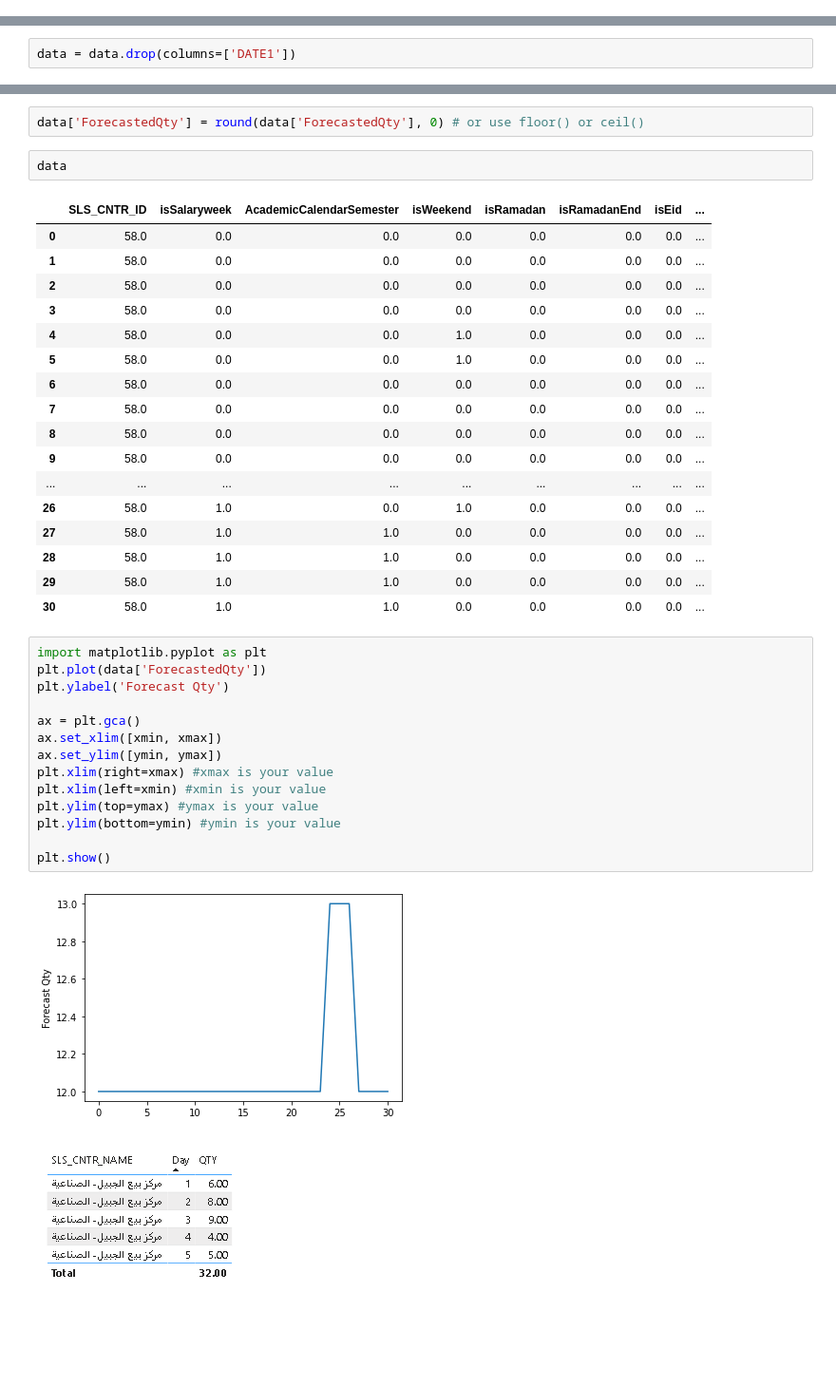
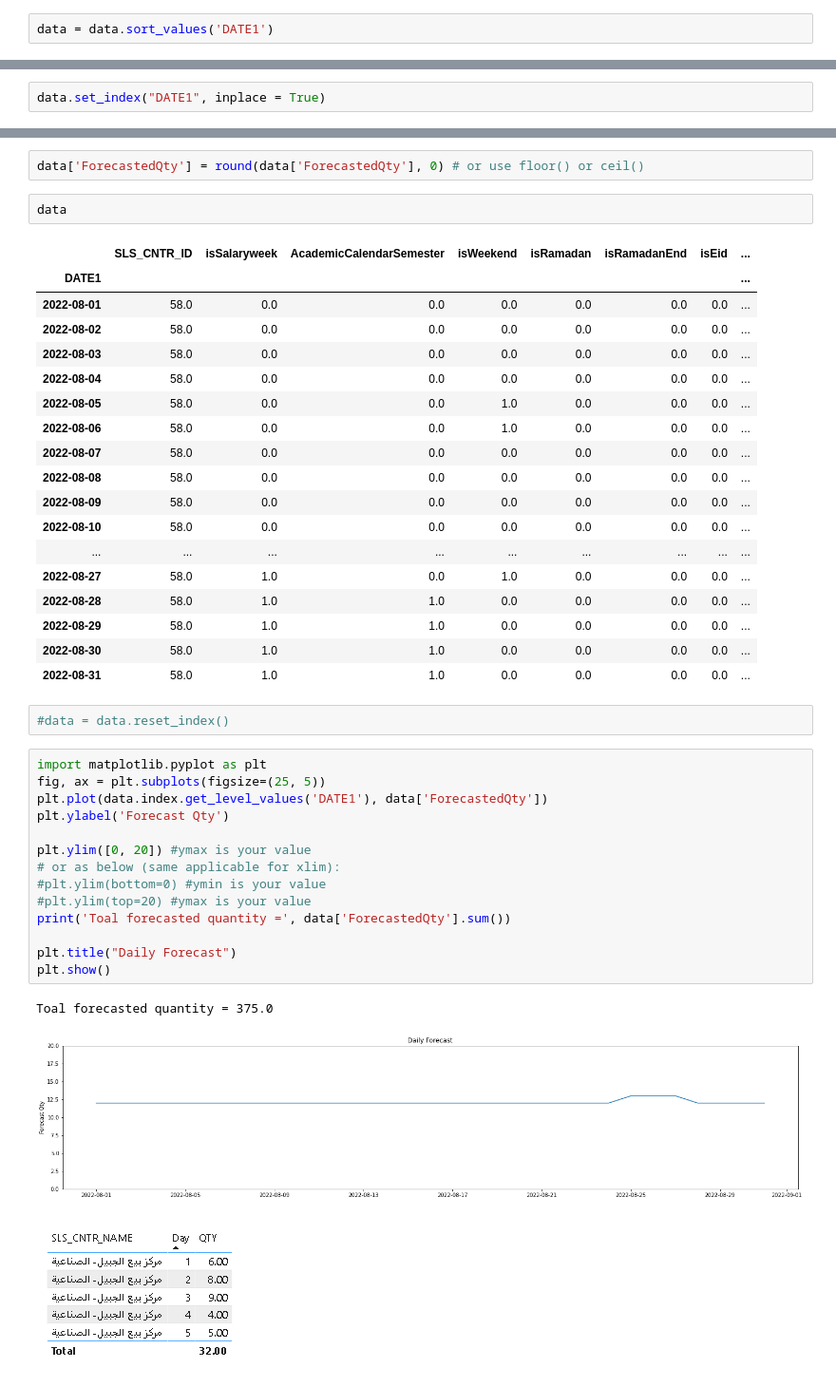
Before and after one commit to hajsf/Time-Series-Forecast, a Jupyter notebook: 06_ConsumeModel.ipynb, the cells around one changed output, grey strips where cells are left out. Shown: that part at 95% size. Saved outputs shown, nothing was run; the diff lists cells and outputs as text; blank space fills up the shorter version.

```diff
--- a/06_ConsumeModel.ipynb
+++ b/06_ConsumeModel.ipynb
@@ -139,3 +124,5 @@ model: XGBRegressor(early_stopping_rounds=50, learning_rate=0.01, missing=nan,
+# %%
+data = data.sort_values('DATE1')
 # %% [markdown]
 RoundUp and RoundDown functions
 # %%
@@ -152,3 +139,5 @@ def roundUp(n, d=8):
 roundDown(3.2, 0)
 # %% [output]
 3.0
+# %%
+data.set_index("DATE1", inplace = True)
@@ -155,7 +155,5 @@ roundDown(3.2, 0)
 # %% [markdown]
 **Make detection**
-# %%
-data = data.drop(columns=['DATE1'])
 # %%
 data = data.drop(columns=['ForecastedQty'])
 # %%
@@ -166,37 +164,41 @@ data['ForecastedQty'] = round(data['ForecastedQty'], 0) # or use floor() or ceil
 data
 # %% [output]
 |  | SLS_CNTR_ID | isSalaryweek | AcademicCalendarSemester | isWeekend | isRamadan | isRamadanEnd | isEid | ... |
-| 0 | 58.0 | 0.0 | 0.0 | 0.0 | 0.0 | 0.0 | 0.0 | ... |
-| 1 | 58.0 | 0.0 | 0.0 | 0.0 | 0.0 | 0.0 | 0.0 | ... |
-| 2 | 58.0 | 0.0 | 0.0 | 0.0 | 0.0 | 0.0 | 0.0 | ... |
-| 3 | 58.0 | 0.0 | 0.0 | 0.0 | 0.0 | 0.0 | 0.0 | ... |
-| 4 | 58.0 | 0.0 | 0.0 | 1.0 | 0.0 | 0.0 | 0.0 | ... |
-| 5 | 58.0 | 0.0 | 0.0 | 1.0 | 0.0 | 0.0 | 0.0 | ... |
-| 6 | 58.0 | 0.0 | 0.0 | 0.0 | 0.0 | 0.0 | 0.0 | ... |
-| 7 | 58.0 | 0.0 | 0.0 | 0.0 | 0.0 | 0.0 | 0.0 | ... |
-| 8 | 58.0 | 0.0 | 0.0 | 0.0 | 0.0 | 0.0 | 0.0 | ... |
-| 9 | 58.0 | 0.0 | 0.0 | 0.0 | 0.0 | 0.0 | 0.0 | ... |
+| DATE1 |  |  |  |  |  |  |  | ... |
+| 2022-08-01 | 58.0 | 0.0 | 0.0 | 0.0 | 0.0 | 0.0 | 0.0 | ... |
+| 2022-08-02 | 58.0 | 0.0 | 0.0 | 0.0 | 0.0 | 0.0 | 0.0 | ... |
+| 2022-08-03 | 58.0 | 0.0 | 0.0 | 0.0 | 0.0 | 0.0 | 0.0 | ... |
+| 2022-08-04 | 58.0 | 0.0 | 0.0 | 0.0 | 0.0 | 0.0 | 0.0 | ... |
+| 2022-08-05 | 58.0 | 0.0 | 0.0 | 1.0 | 0.0 | 0.0 | 0.0 | ... |
+| 2022-08-06 | 58.0 | 0.0 | 0.0 | 1.0 | 0.0 | 0.0 | 0.0 | ... |
+| 2022-08-07 | 58.0 | 0.0 | 0.0 | 0.0 | 0.0 | 0.0 | 0.0 | ... |
+| 2022-08-08 | 58.0 | 0.0 | 0.0 | 0.0 | 0.0 | 0.0 | 0.0 | ... |
+| 2022-08-09 | 58.0 | 0.0 | 0.0 | 0.0 | 0.0 | 0.0 | 0.0 | ... |
+| 2022-08-10 | 58.0 | 0.0 | 0.0 | 0.0 | 0.0 | 0.0 | 0.0 | ... |
 | ... | ... | ... | ... | ... | ... | ... | ... | ... |
-| 26 | 58.0 | 1.0 | 0.0 | 1.0 | 0.0 | 0.0 | 0.0 | ... |
-| 27 | 58.0 | 1.0 | 1.0 | 0.0 | 0.0 | 0.0 | 0.0 | ... |
-| 28 | 58.0 | 1.0 | 1.0 | 0.0 | 0.0 | 0.0 | 0.0 | ... |
-| 29 | 58.0 | 1.0 | 1.0 | 0.0 | 0.0 | 0.0 | 0.0 | ... |
-| 30 | 58.0 | 1.0 | 1.0 | 0.0 | 0.0 | 0.0 | 0.0 | ... |
+| 2022-08-27 | 58.0 | 1.0 | 0.0 | 1.0 | 0.0 | 0.0 | 0.0 | ... |
+| 2022-08-28 | 58.0 | 1.0 | 1.0 | 0.0 | 0.0 | 0.0 | 0.0 | ... |
+| 2022-08-29 | 58.0 | 1.0 | 1.0 | 0.0 | 0.0 | 0.0 | 0.0 | ... |
+| 2022-08-30 | 58.0 | 1.0 | 1.0 | 0.0 | 0.0 | 0.0 | 0.0 | ... |
+| 2022-08-31 | 58.0 | 1.0 | 1.0 | 0.0 | 0.0 | 0.0 | 0.0 | ... |
+# %%
+#data = data.reset_index()
 # %%
 import matplotlib.pyplot as plt
-plt.plot(data['ForecastedQty'])
+fig, ax = plt.subplots(figsize=(25, 5))
+plt.plot(data.index.get_level_values('DATE1'), data['ForecastedQty'])
 plt.ylabel('Forecast Qty')
 
-ax = plt.gca()
-ax.set_xlim([xmin, xmax])
-ax.set_ylim([ymin, ymax])
-plt.xlim(right=xmax) #xmax is your value
-plt.xlim(left=xmin) #xmin is your value
-plt.ylim(top=ymax) #ymax is your value
-plt.ylim(bottom=ymin) #ymin is your value
+plt.ylim([0, 20]) #ymax is your value
+# or as below (same applicable for xlim):
+#plt.ylim(bottom=0) #ymin is your value
+#plt.ylim(top=20) #ymax is your value
+print('Toal forecasted quantity =', data['ForecastedQty'].sum())
 
+plt.title("Daily Forecast")
 plt.show()
 # %% [output]
+Toal forecasted quantity = 375.0
-[figure, old version]
+[figure, new version]
 # %% [markdown]
 ![image.png](embedded-picture-1)
```
Also changed, not shown: parts of 6 cells of this notebook.
